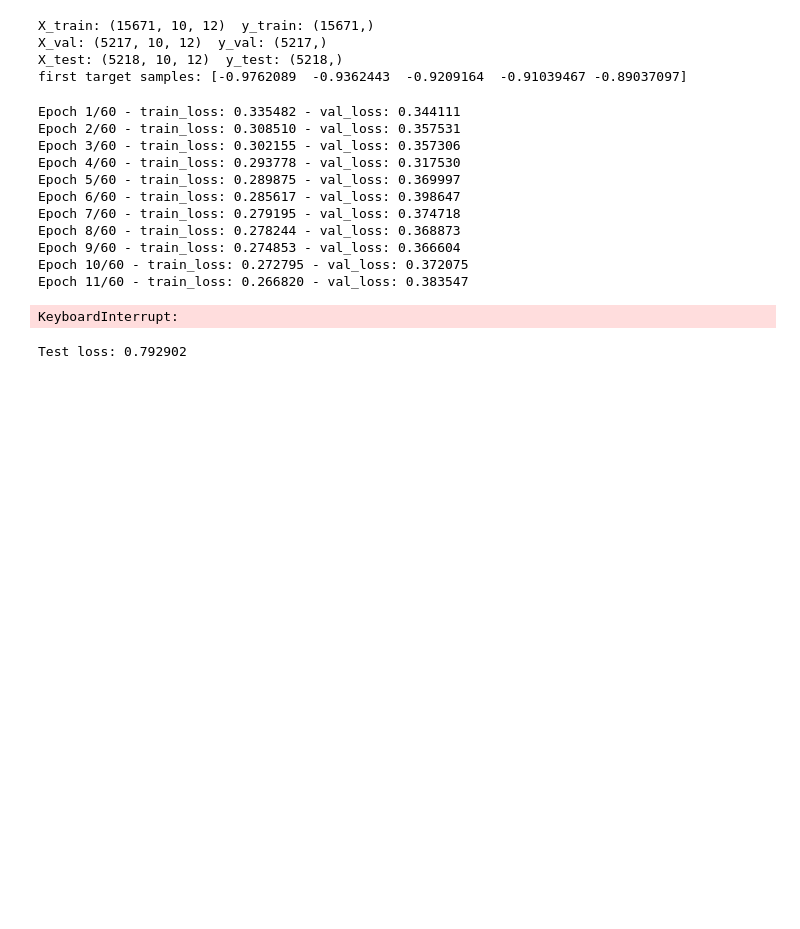
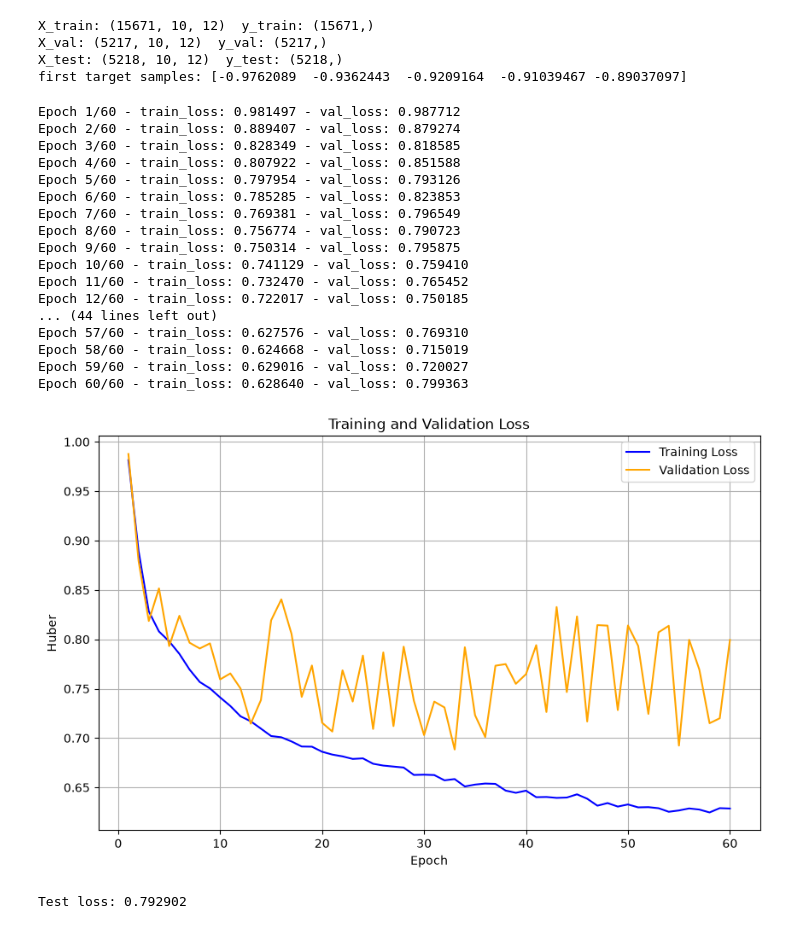
Before and after one commit to SANIC6/Bitcoin-Predictor, a Jupyter notebook: model 4.ipynb, the cells around one changed output. Saved outputs shown, nothing was run; the diff lists cells and outputs as text; code cells hidden in the pictures; blank space fills up the shorter version.

```diff
--- a/model 4.ipynb
+++ b/model 4.ipynb
@@ -362,47 +372,53 @@ import matplotlib.pyplot as plt
 
 learning_rate = 0.01
 num_epochs = 60
-criterion = nn.HuberLoss()
-optimizer = optim.Adam(model.parameters(), lr=learning_rate, weight_decay=1e-4)
+criterion = nn.MSELoss()
+optimizer = optim.SGD(model.parameters(), lr=learning_rate, weight_decay=1e-7)
 
 training_loss = []
 testing_loss = []
 
 for epoch in range(num_epochs):
     train_model(
         model,
         train_data_loader,
         val_data_loader,
         optimizer,
         criterion,
         epoch,
         num_epochs,
         training_loss,
         testing_loss
     )
 
 plt.figure(figsize=(10, 6))
 plt.plot(range(1, len(training_loss) + 1), training_loss, label="Training Loss", color="blue")
 plt.plot(range(1, len(testing_loss) + 1), testing_loss, label="Validation Loss", color="orange")
 plt.xlabel("Epoch")
 plt.ylabel("Huber")
 plt.title("Training and Validation Loss")
 plt.legend()
 plt.grid(True)
 plt.show()
 # %% [output]
-Epoch 1/60 - train_loss: 0.335482 - val_loss: 0.344111
-Epoch 2/60 - train_loss: 0.308510 - val_loss: 0.357531
-Epoch 3/60 - train_loss: 0.302155 - val_loss: 0.357306
-Epoch 4/60 - train_loss: 0.293778 - val_loss: 0.317530
-Epoch 5/60 - train_loss: 0.289875 - val_loss: 0.369997
-Epoch 6/60 - train_loss: 0.285617 - val_loss: 0.398647
-Epoch 7/60 - train_loss: 0.279195 - val_loss: 0.374718
-Epoch 8/60 - train_loss: 0.278244 - val_loss: 0.368873
-Epoch 9/60 - train_loss: 0.274853 - val_loss: 0.366604
-Epoch 10/60 - train_loss: 0.272795 - val_loss: 0.372075
-Epoch 11/60 - train_loss: 0.266820 - val_loss: 0.383547
+Epoch 1/60 - train_loss: 0.981497 - val_loss: 0.987712
+Epoch 2/60 - train_loss: 0.889407 - val_loss: 0.879274
+Epoch 3/60 - train_loss: 0.828349 - val_loss: 0.818585
+Epoch 4/60 - train_loss: 0.807922 - val_loss: 0.851588
+Epoch 5/60 - train_loss: 0.797954 - val_loss: 0.793126
+Epoch 6/60 - train_loss: 0.785285 - val_loss: 0.823853
+Epoch 7/60 - train_loss: 0.769381 - val_loss: 0.796549
+Epoch 8/60 - train_loss: 0.756774 - val_loss: 0.790723
+Epoch 9/60 - train_loss: 0.750314 - val_loss: 0.795875
+Epoch 10/60 - train_loss: 0.741129 - val_loss: 0.759410
+Epoch 11/60 - train_loss: 0.732470 - val_loss: 0.765452
+Epoch 12/60 - train_loss: 0.722017 - val_loss: 0.750185
+... (44 lines left out)
+Epoch 57/60 - train_loss: 0.627576 - val_loss: 0.769310
+Epoch 58/60 - train_loss: 0.624668 - val_loss: 0.715019
+Epoch 59/60 - train_loss: 0.629016 - val_loss: 0.720027
+Epoch 60/60 - train_loss: 0.628640 - val_loss: 0.799363
-KeyboardInterrupt:
+[figure, added]
 # %%
 model.eval()
 criterion =  nn.MSELoss()
```
Also changed, not shown: parts of 2 cells of this notebook.
